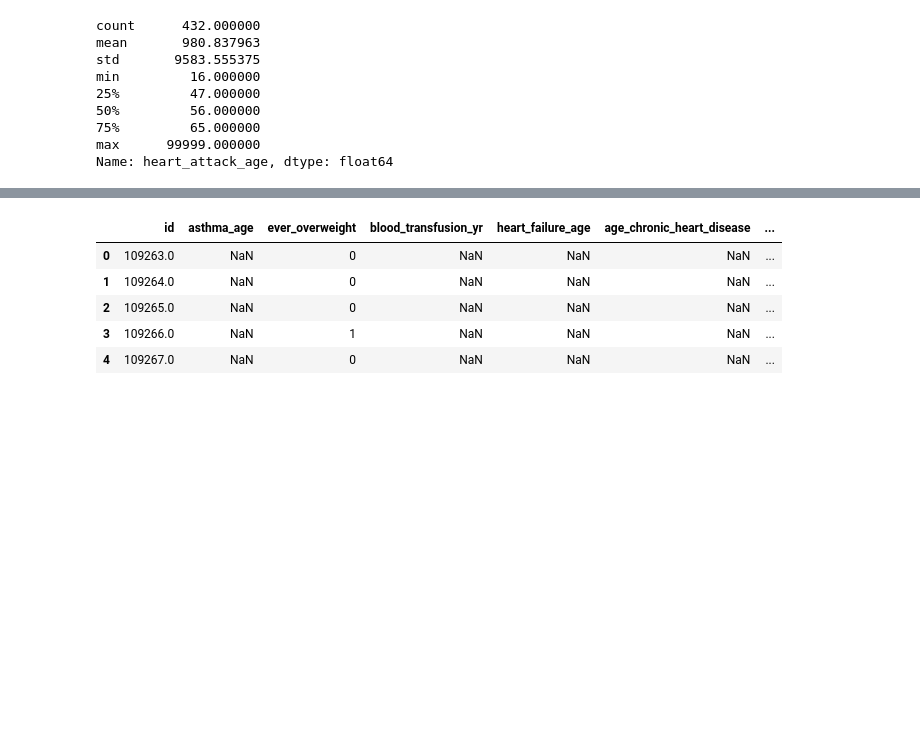
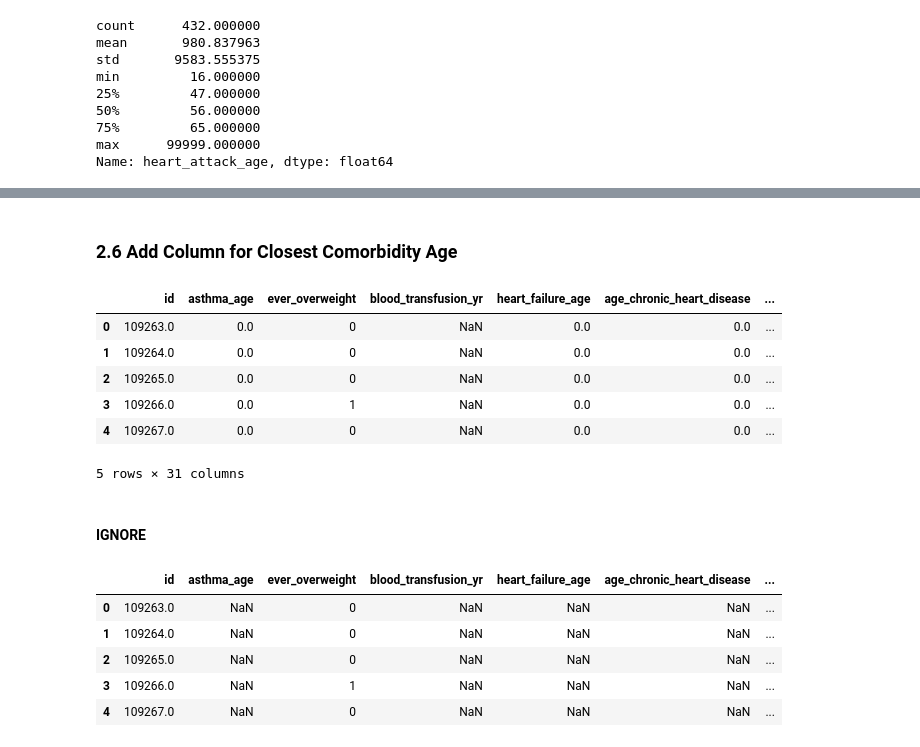
Before and after one commit to equitymarkets/HeartAttackPrediction, a Jupyter notebook: Medical_Conditions_Cleaning.ipynb, the cells around one changed output, grey strips where cells are left out. Cells and saved outputs as stored; diff of their text form; code cells hidden in the pictures; blank space fills up the shorter version.

```diff
--- a/Medical_Conditions_Cleaning.ipynb
+++ b/Medical_Conditions_Cleaning.ipynb
@@ -149,0 +212,12 @@ memory usage: 2.5 MB
+# %%
+yr_columns_to_check = ['asthma_yrs', 'heart_failure_yrs', 'chronic_heart_disease_yrs', 'angina_pectoris_yrs',
+                       'stroke_yrs', 'thyroid_yrs', 'liver_disease_yrs', 'gallbladder_pr_yrs']
+# %%
+for column in yr_columns_to_check:
+    df_3[column] = np.where((df_3[column].isna())|(df_3[column]<0), 0, df_3[column])
+# %%
+age_columns_to_check = ['heart_attack_age', 'asthma_age', 'heart_failure_age', 'age_chronic_heart_disease',
+                        'angina_pectoris_age', 'stroke_age', 'thyroid_age', 'liver_age', 'gallbladder_pr_age']
+# %%
+for column in age_columns_to_check:
+    df_3[column] = np.where((df_3[column].isna())|(df_3[column]>df_3['heart_attack_age']), 0, df_3[column])
@@ -149,0 +234,13 @@ memory usage: 2.5 MB
+# %% [markdown]
+### 2.6 Add Column for Closest Comorbidity Age
+# %%
+df_3['max_age'] = df_3[age_columns_to_check].max(axis=1)
+df_3.head()
+# %% [output]
+|  | id | asthma_age | ever_overweight | blood_transfusion_yr | heart_failure_age | age_chronic_heart_disease | ... |
+| 0 | 109263.0 | 0.0 | 0 | NaN | 0.0 | 0.0 | ... |
+| 1 | 109264.0 | 0.0 | 0 | NaN | 0.0 | 0.0 | ... |
+| 2 | 109265.0 | 0.0 | 0 | NaN | 0.0 | 0.0 | ... |
+| 3 | 109266.0 | 0.0 | 1 | NaN | 0.0 | 0.0 | ... |
+| 4 | 109267.0 | 0.0 | 0 | NaN | 0.0 | 0.0 | ... |
+5 rows × 31 columns
@@ -150 +251,3 @@ memory usage: 2.5 MB
+# %% [markdown]
+#### IGNORE
 # %%
```
Also changed, not shown: parts of 18 cells of this notebook, 3 other files.
